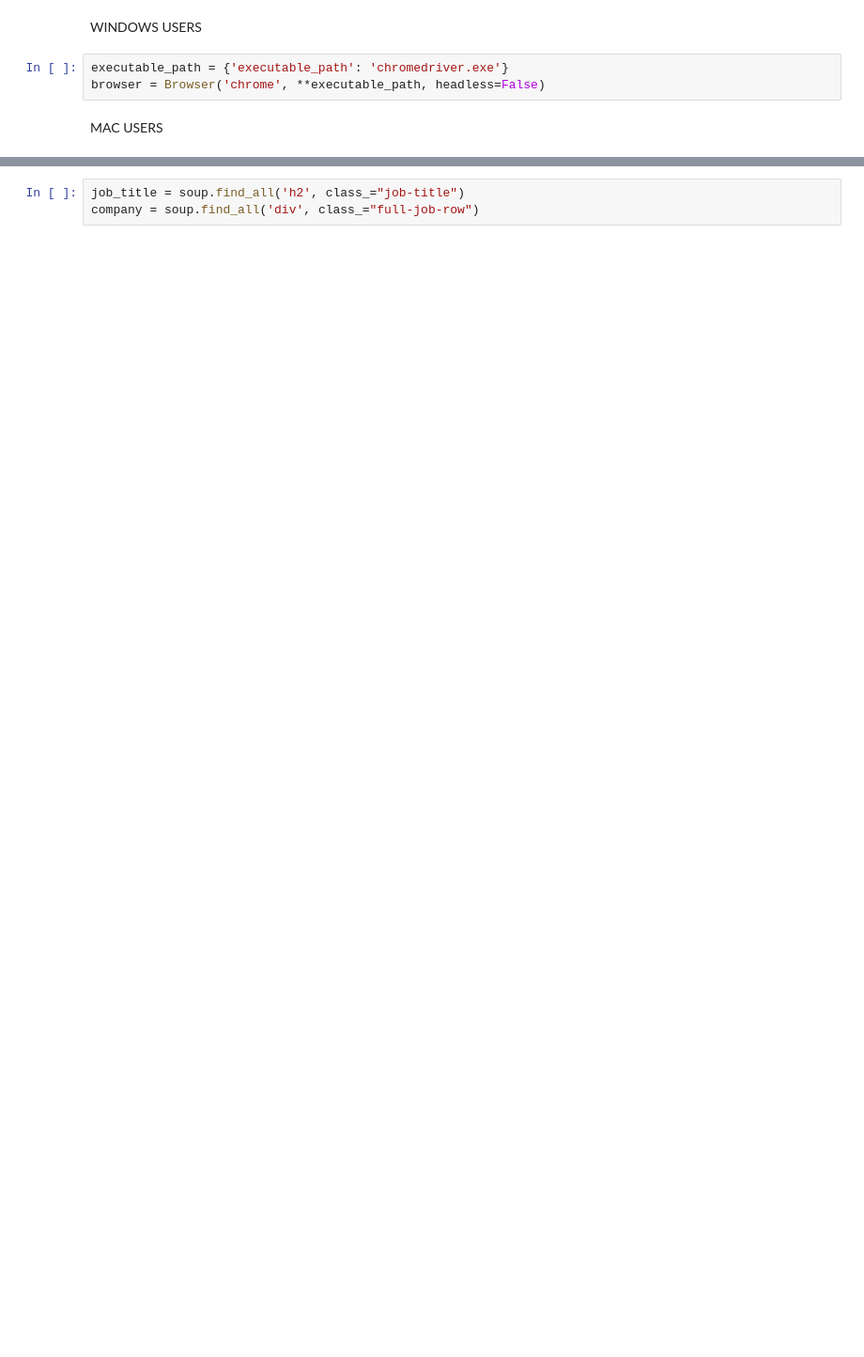
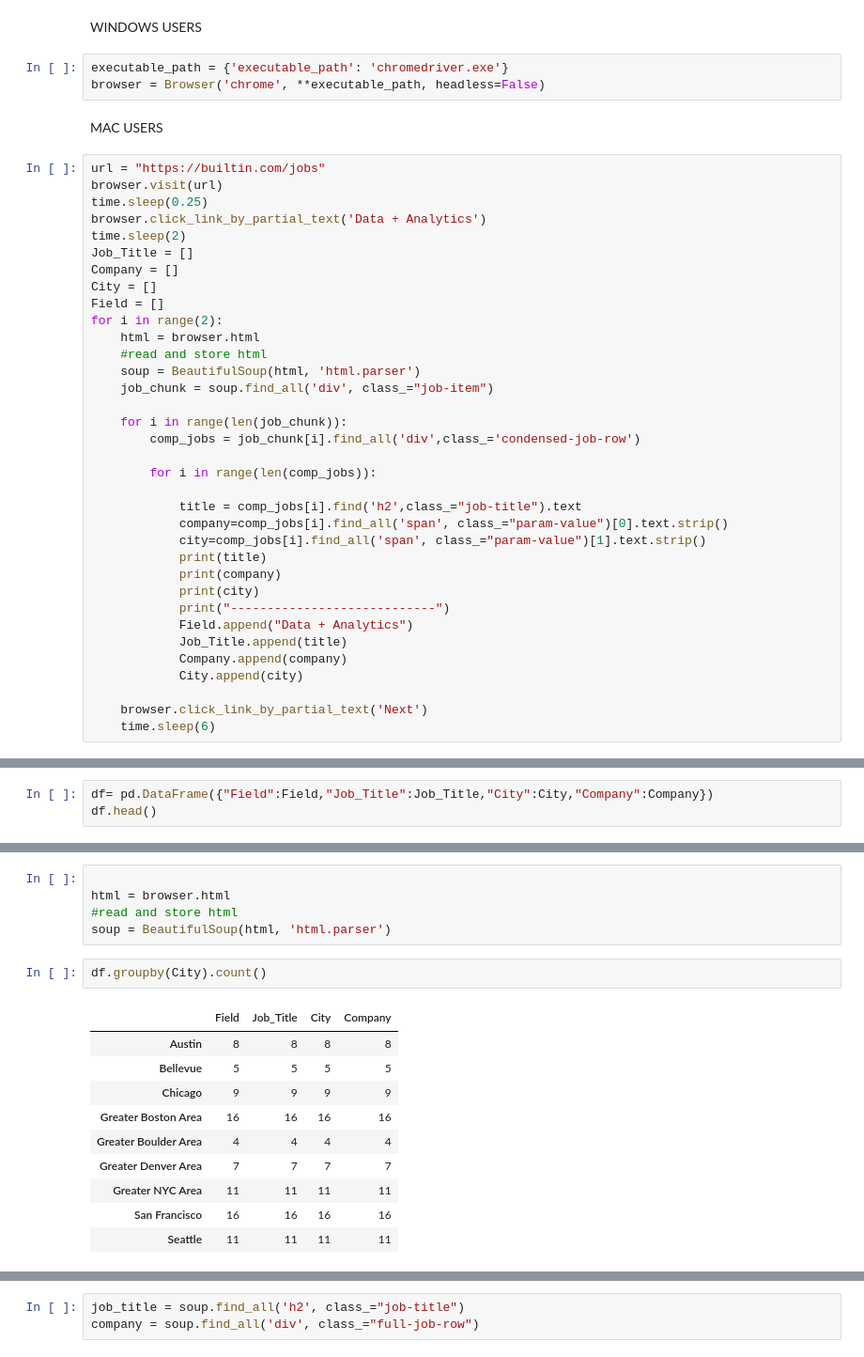
Before and after one commit to lmstevens/job_hunt_ETL_project, a Jupyter notebook: Job_Hunt/Job_Hunt.ipynb, the cells around one changed output, grey strips where cells are left out. Shown: that part at 94% size. Drawn from its saved outputs; the diff is of its cells as text; blank space fills up the shorter version.

```diff
--- a/Job_Hunt/Job_Hunt.ipynb
+++ b/Job_Hunt/Job_Hunt.ipynb
@@ -10,3 +11,38 @@ executable_path = {'executable_path': 'chromedriver.exe'}
 browser = Browser('chrome', **executable_path, headless=False)
 # %% [markdown]
 MAC USERS
+# %%
+url = "https://builtin.com/jobs"
+browser.visit(url)
+time.sleep(0.25)
+browser.click_link_by_partial_text('Data + Analytics')
+time.sleep(2)
+Job_Title = []
+Company = []
+City = []
+Field = []
+for i in range(2):
+    html = browser.html
+    #read and store html
+    soup = BeautifulSoup(html, 'html.parser')
+    job_chunk = soup.find_all('div', class_="job-item")
+
+    for i in range(len(job_chunk)):
+        comp_jobs = job_chunk[i].find_all('div',class_='condensed-job-row')
+
+        for i in range(len(comp_jobs)):
+
+            title = comp_jobs[i].find('h2',class_="job-title").text
+            company=comp_jobs[i].find_all('span', class_="param-value")[0].text.strip()
+            city=comp_jobs[i].find_all('span', class_="param-value")[1].text.strip()
+            print(title)
+            print(company)
+            print(city)
+            print("----------------------------")
+            Field.append("Data + Analytics")
+            Job_Title.append(title)
+            Company.append(company)
+            City.append(city)
+
+    browser.click_link_by_partial_text('Next')
+    time.sleep(6)
@@ -12,0 +77,3 @@ MAC USERS
+# %%
+df= pd.DataFrame({"Field":Field,"Job_Title":Job_Title,"City":City,"Company":Company})
+df.head()
@@ -12,0 +87,18 @@ MAC USERS
+# %%
+
+html = browser.html
+#read and store html
+soup = BeautifulSoup(html, 'html.parser')
+# %%
+df.groupby(City).count()
+# %% [output]
+|  | Field | Job_Title | City | Company |
+| Austin | 8 | 8 | 8 | 8 |
+| Bellevue | 5 | 5 | 5 | 5 |
+| Chicago | 9 | 9 | 9 | 9 |
+| Greater Boston Area | 16 | 16 | 16 | 16 |
+| Greater Boulder Area | 4 | 4 | 4 | 4 |
+| Greater Denver Area | 7 | 7 | 7 | 7 |
+| Greater NYC Area | 11 | 11 | 11 | 11 |
+| San Francisco | 16 | 16 | 16 | 16 |
+| Seattle | 11 | 11 | 11 | 11 |
```
Also changed, not shown: parts of 22 cells of this notebook, 1 other file.
